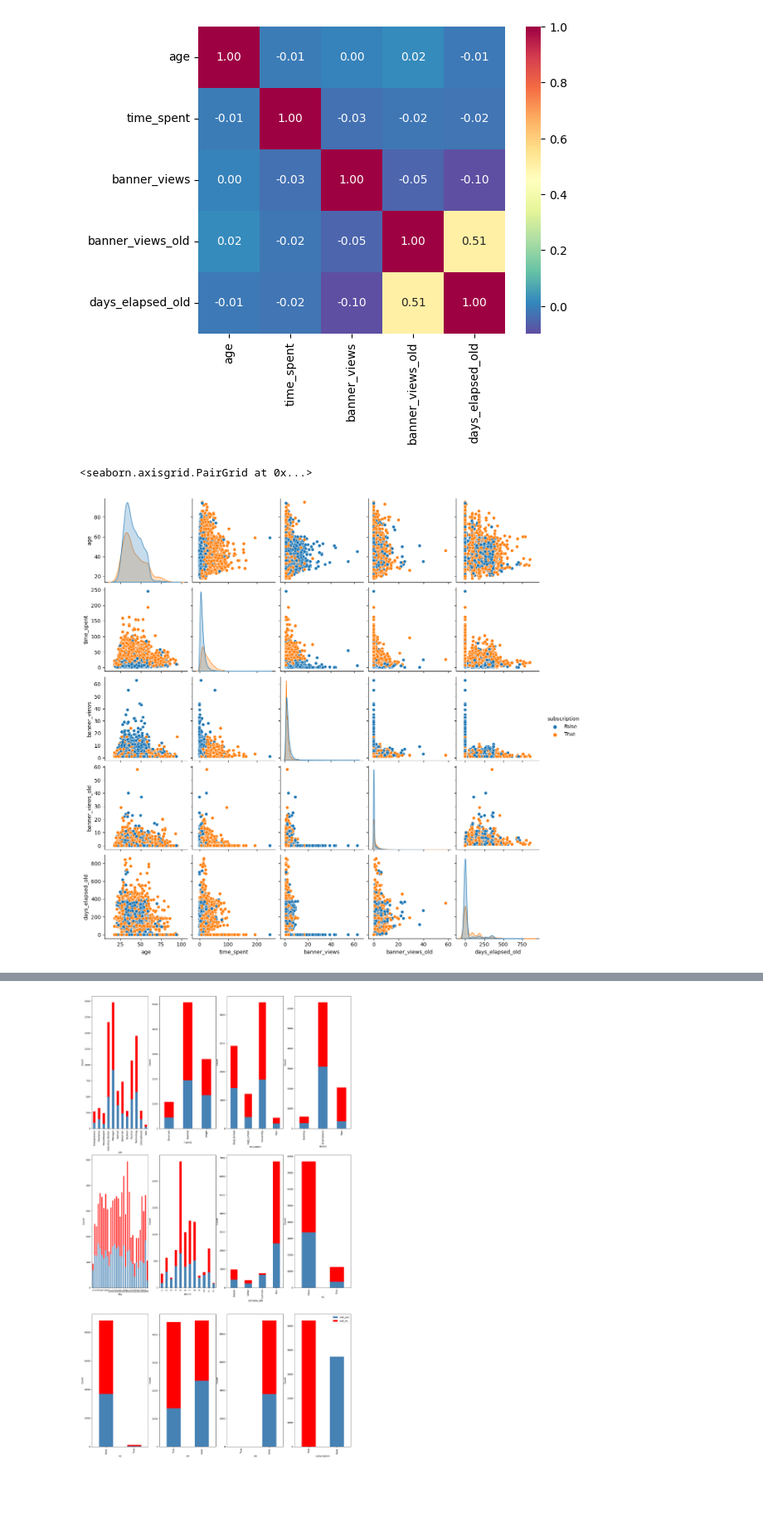
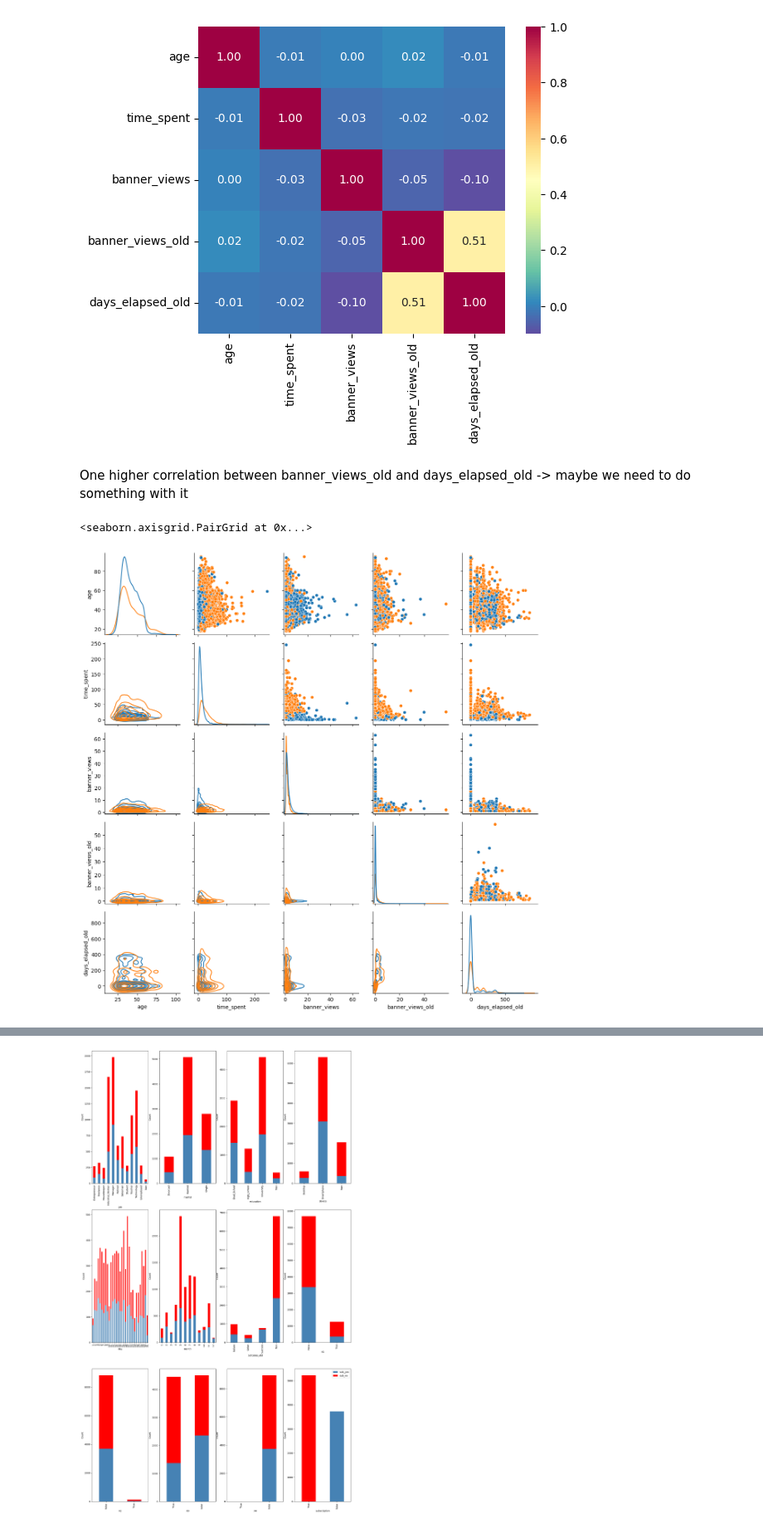
Before and after one commit to realbigi/ML_Data_Competition, a Jupyter notebook: Report.ipynb, the cells around one changed output, grey strips where cells are left out. Shown: that part at 83% size. Saved outputs shown, nothing was run; the diff lists cells and outputs as text; code cells hidden in the pictures; blank space fills up the shorter version.

```diff
--- a/Report.ipynb
+++ b/Report.ipynb
@@ -75,6 +75,7 @@ categorical_columns = train.select_dtypes(include=["category","bool"])
 categorical_columns_names = list(categorical_columns.columns)
 numerical_columns = train.select_dtypes(exclude=["category","bool"])
 numerical_columns_names = list(numerical_columns)
+numerical_columns_and_subscription = pd.concat([numerical_columns, train.subscription], axis=1)
 # %%
 # Describe numerical data
 train.describe()
@@ -102,9 +105,14 @@ hm = sns.heatmap(corrmat,
 plt.show()
 # %% [output]
 [figure]
-# %%
-numeric_and_sub = pd.concat([numerical_columns, train.subscription], axis=1)
-sns.pairplot(numeric_and_sub, hue = 'subscription', diag_kind='kde')
-# %% [output]
-<seaborn.axisgrid.PairGrid at 0x...>
-[figure, removed]
+# %% [markdown]
+One higher correlation between banner_views_old and days_elapsed_old -> maybe we need to do something with it
+# %%
+# sns.pairplot(numerical_columns_and_subscription, hue = 'subscription', diag_kind='kde')
+g = sns.PairGrid(numerical_columns_and_subscription, diag_sharey=False, hue='subscription')
+g.map_upper(sns.scatterplot)
+g.map_lower(sns.kdeplot)
+g.map_diag(sns.kdeplot)
+# %% [output]
+<seaborn.axisgrid.PairGrid at 0x...>
+[figure, added]
```
Also changed, not shown: parts of 7 cells of this notebook.
